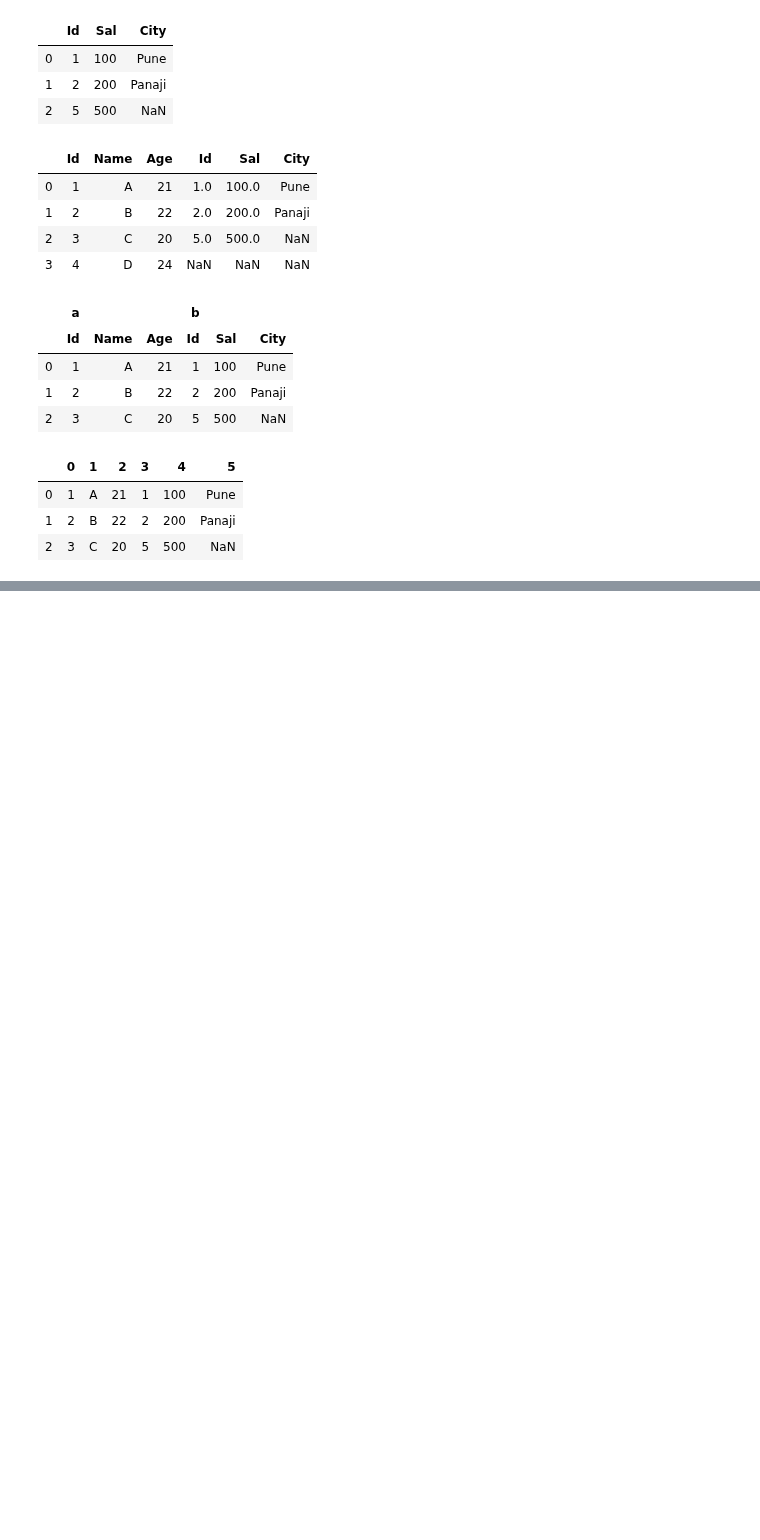
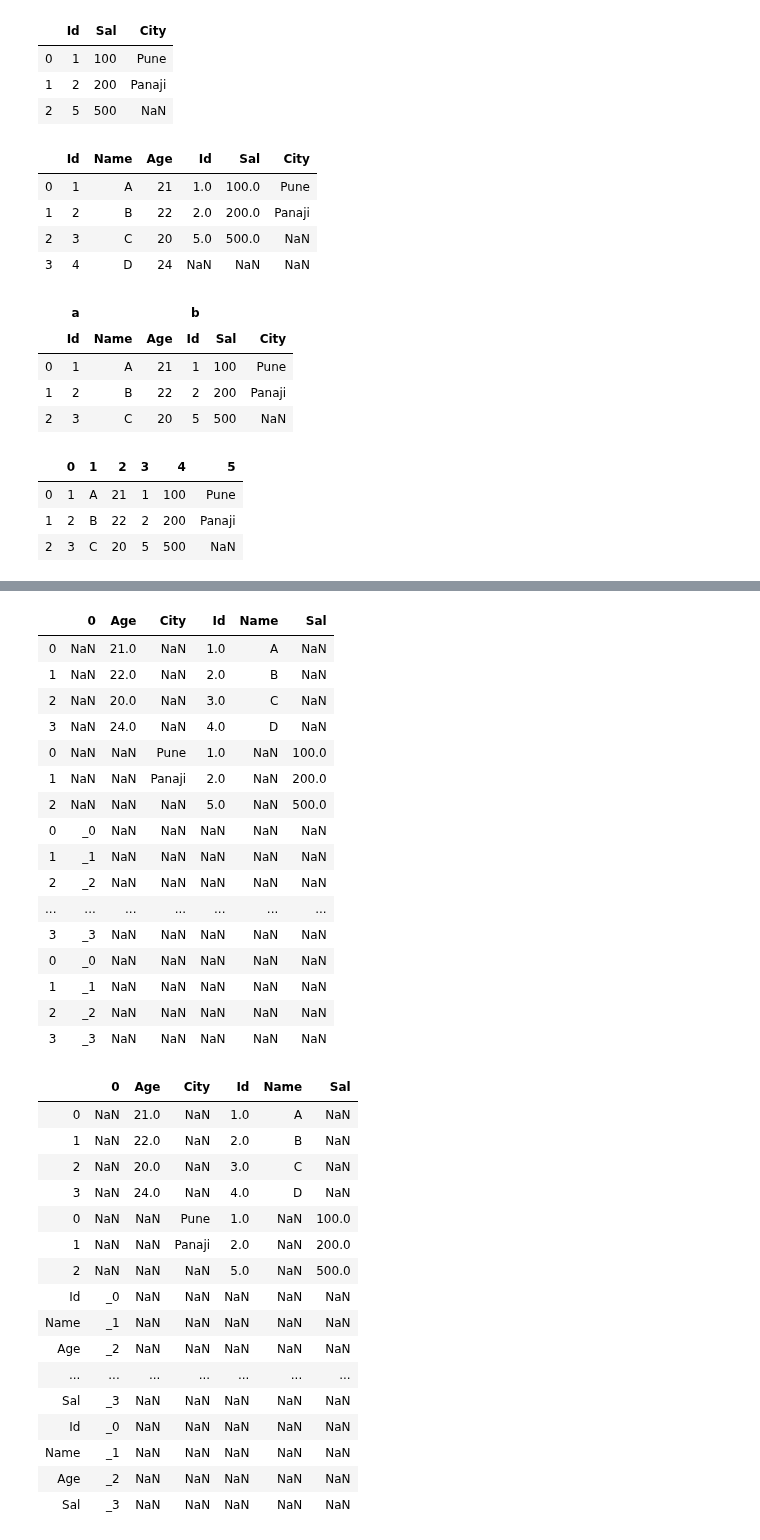
Before and after one commit to AbhishekKumar-0311/Machine-Learning-with-Python, a Jupyter notebook: Pandas/Learning_Pandas_Part_3.ipynb, the cells around one changed output, grey strips where cells are left out. Drawn from its saved outputs; the diff is of its cells as text; code cells hidden in the pictures; blank space fills up the shorter version.

```diff
--- a/Pandas/Learning_Pandas_Part_3.ipynb
+++ b/Pandas/Learning_Pandas_Part_3.ipynb
@@ -279,0 +293,47 @@ dfh_concat
+# %%
+# Does not make sense to me, as of now.
+
+s2 = pd.Series(['_0', '_1', '_2', '_3'])
+
+dfh_concat_s = pd.concat([dfh_1,dfh_2,s2,s2,s2], axis=0)
+dfh_concat_s
+
+s3 = pd.Series(['_0', '_1', '_2', '_3'], index = ['Id','Name', 'Age','Sal'])
+
+dfh_concat_s = pd.concat([dfh_1,dfh_2,s3,s3,s3], axis=0, ignore_index = False)
+dfh_concat_s
+# %% [output]
+|  | 0 | Age | City | Id | Name | Sal |
+| 0 | NaN | 21.0 | NaN | 1.0 | A | NaN |
+| 1 | NaN | 22.0 | NaN | 2.0 | B | NaN |
+| 2 | NaN | 20.0 | NaN | 3.0 | C | NaN |
+| 3 | NaN | 24.0 | NaN | 4.0 | D | NaN |
+| 0 | NaN | NaN | Pune | 1.0 | NaN | 100.0 |
+| 1 | NaN | NaN | Panaji | 2.0 | NaN | 200.0 |
+| 2 | NaN | NaN | NaN | 5.0 | NaN | 500.0 |
+| 0 | _0 | NaN | NaN | NaN | NaN | NaN |
+| 1 | _1 | NaN | NaN | NaN | NaN | NaN |
+| 2 | _2 | NaN | NaN | NaN | NaN | NaN |
+| ... | ... | ... | ... | ... | ... | ... |
+| 3 | _3 | NaN | NaN | NaN | NaN | NaN |
+| 0 | _0 | NaN | NaN | NaN | NaN | NaN |
+| 1 | _1 | NaN | NaN | NaN | NaN | NaN |
+| 2 | _2 | NaN | NaN | NaN | NaN | NaN |
+| 3 | _3 | NaN | NaN | NaN | NaN | NaN |
+|  | 0 | Age | City | Id | Name | Sal |
+| 0 | NaN | 21.0 | NaN | 1.0 | A | NaN |
+| 1 | NaN | 22.0 | NaN | 2.0 | B | NaN |
+| 2 | NaN | 20.0 | NaN | 3.0 | C | NaN |
+| 3 | NaN | 24.0 | NaN | 4.0 | D | NaN |
+| 0 | NaN | NaN | Pune | 1.0 | NaN | 100.0 |
+| 1 | NaN | NaN | Panaji | 2.0 | NaN | 200.0 |
+| 2 | NaN | NaN | NaN | 5.0 | NaN | 500.0 |
+| Id | _0 | NaN | NaN | NaN | NaN | NaN |
+| Name | _1 | NaN | NaN | NaN | NaN | NaN |
+| Age | _2 | NaN | NaN | NaN | NaN | NaN |
+| ... | ... | ... | ... | ... | ... | ... |
+| Sal | _3 | NaN | NaN | NaN | NaN | NaN |
+| Id | _0 | NaN | NaN | NaN | NaN | NaN |
+| Name | _1 | NaN | NaN | NaN | NaN | NaN |
+| Age | _2 | NaN | NaN | NaN | NaN | NaN |
+| Sal | _3 | NaN | NaN | NaN | NaN | NaN |
```
Also changed, not shown: parts of 3 cells of this notebook.
